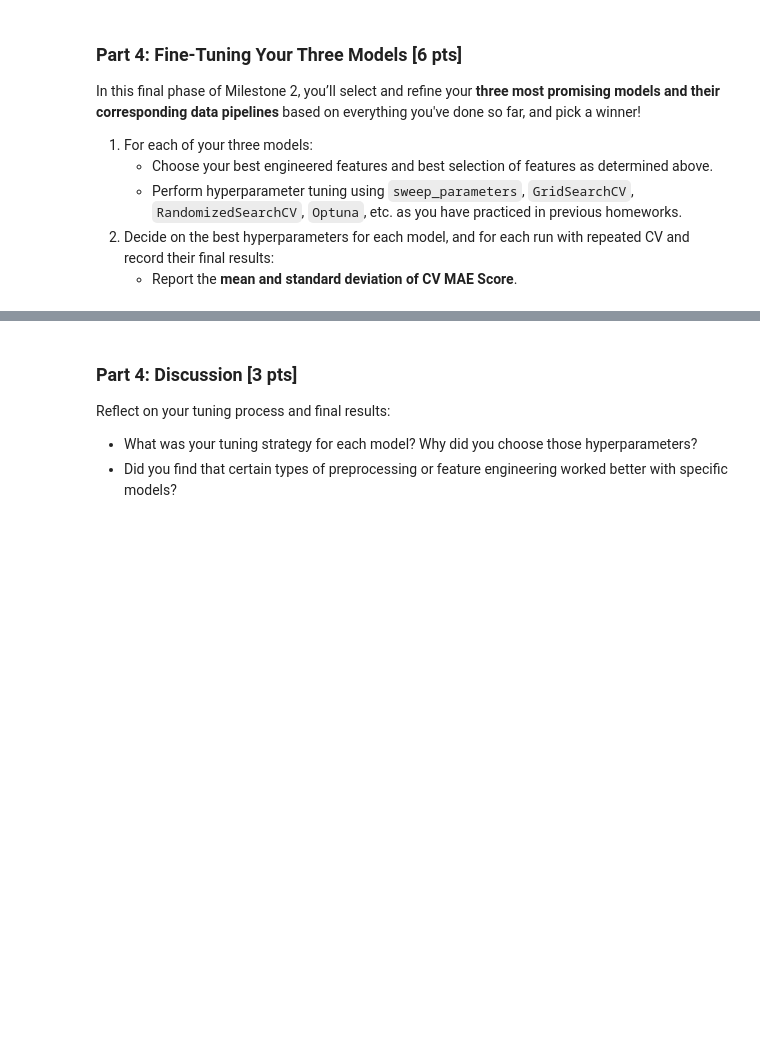
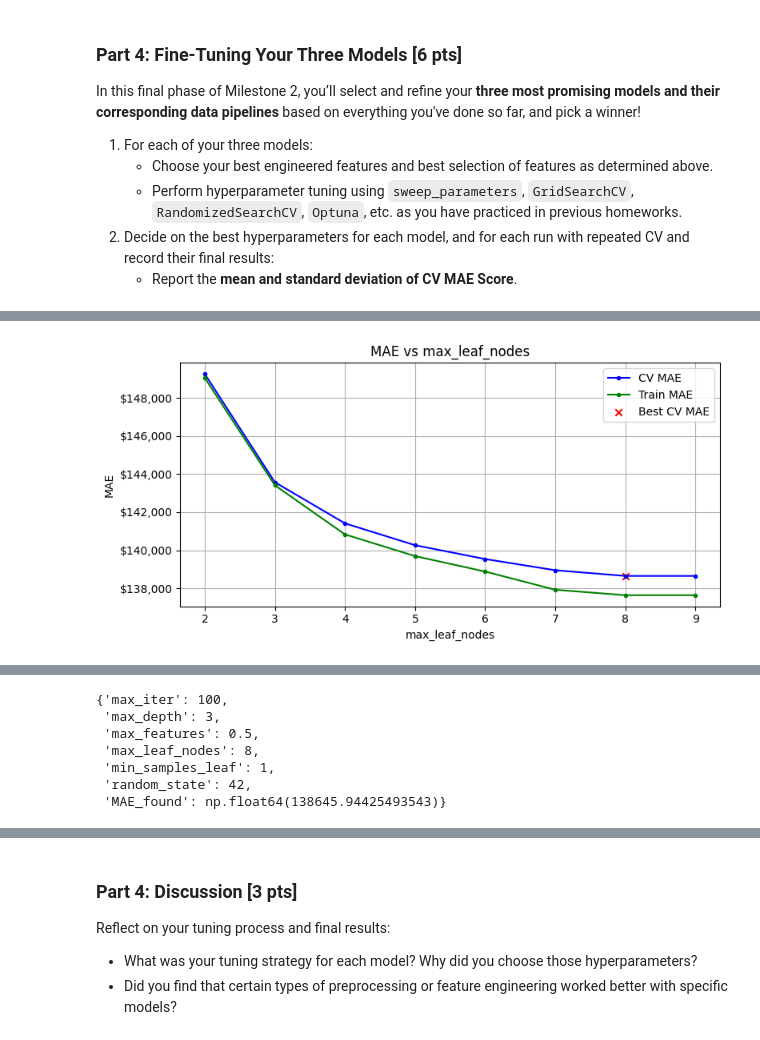
Before and after one commit to Thyde-027/DX603-Milestone-Projects, a Jupyter notebook: Milestone_02.ipynb, the cells around one changed output, grey strips where cells are left out. Drawn from its saved outputs; the diff is of its cells as text; code cells hidden in the pictures; blank space fills up the shorter version.

```diff
--- a/Milestone_02.ipynb
+++ b/Milestone_02.ipynb
@@ -508,0 +718,8 @@ In this final phase of Milestone 2, you’ll select and refine your **three most
+# %%
+sweep_parameter(model=gradient_boosting_model,
+                Parameters=Params_GB,
+                param='max_leaf_nodes',
+                parameter_list= range(2,10,1),
+                n_repeats=5)
+# %% [output]
+[figure, added]
@@ -508,0 +727,7 @@ In this final phase of Milestone 2, you’ll select and refine your **three most
+{'max_iter': 100,
+ 'max_depth': 3,
+ 'max_features': 0.5,
+ 'max_leaf_nodes': 8,
+ 'min_samples_leaf': 1,
+ 'random_state': 42,
+ 'MAE_found': np.float64(138645.94425493543)}
```
Also changed, not shown: parts of 44 cells of this notebook.
